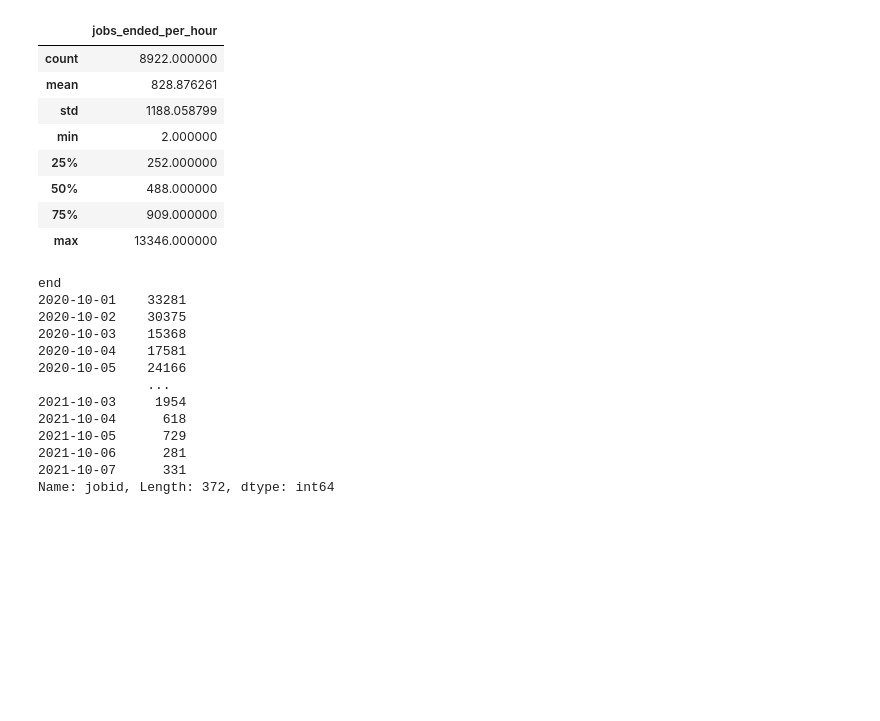
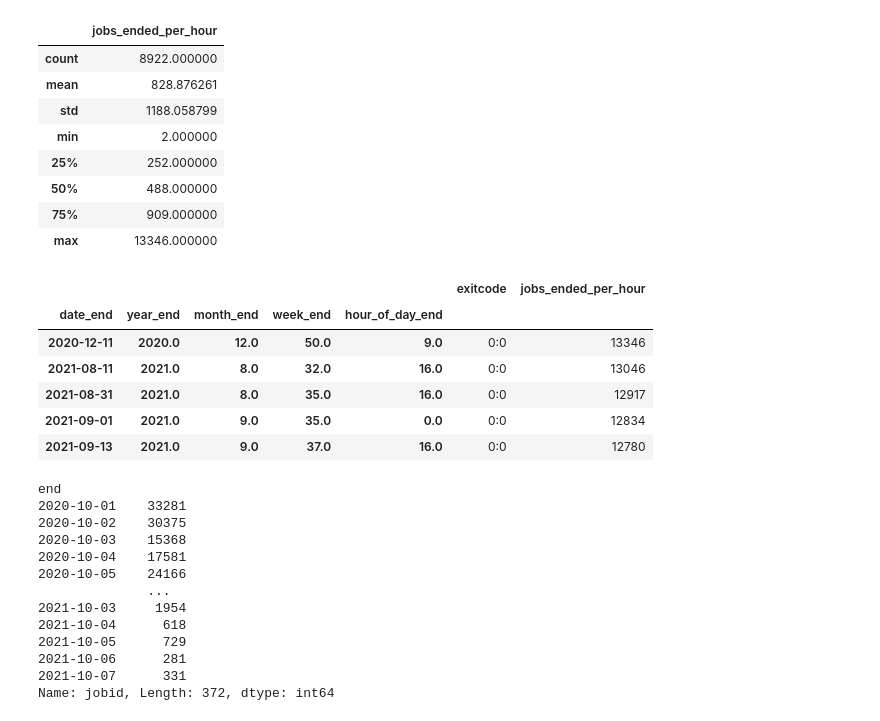
Before and after one commit to nss-data-science-cohort-5/accre-red-skittles, a Jupyter notebook: notebooks/fullsample.ipynb, the cells around one changed output. Cells and saved outputs as stored; diff of their text form; code cells hidden in the pictures; blank space fills up the shorter version.

```diff
--- a/notebooks/fullsample.ipynb
+++ b/notebooks/fullsample.ipynb
@@ -144,6 +165,16 @@ jobs_ended.describe()
 | 50% | 488.000000 |
 | 75% | 909.000000 |
 | max | 13346.000000 |
+# %%
+jobs_ended.head()
+# %% [output]
+|  |  |  |  |  | exitcode | jobs_ended_per_hour |
+| date_end | year_end | month_end | week_end | hour_of_day_end |  |  |
+| 2020-12-11 | 2020.0 | 12.0 | 50.0 | 9.0 | 0:0 | 13346 |
+| 2021-08-11 | 2021.0 | 8.0 | 32.0 | 16.0 | 0:0 | 13046 |
+| 2021-08-31 | 2021.0 | 8.0 | 35.0 | 16.0 | 0:0 | 12917 |
+| 2021-09-01 | 2021.0 | 9.0 | 35.0 | 0.0 | 0:0 | 12834 |
+| 2021-09-13 | 2021.0 | 9.0 | 37.0 | 16.0 | 0:0 | 12780 |
 # %%
 # %% [output]
 end
```
Also changed, not shown: parts of 9 cells of this notebook.
